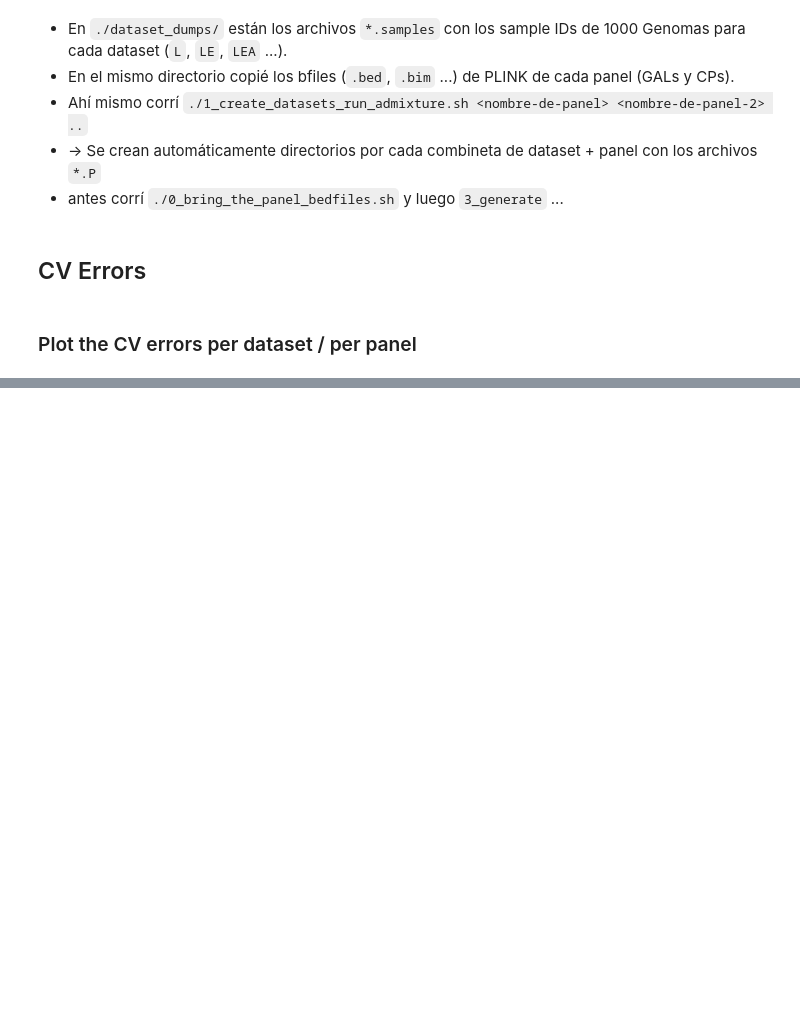
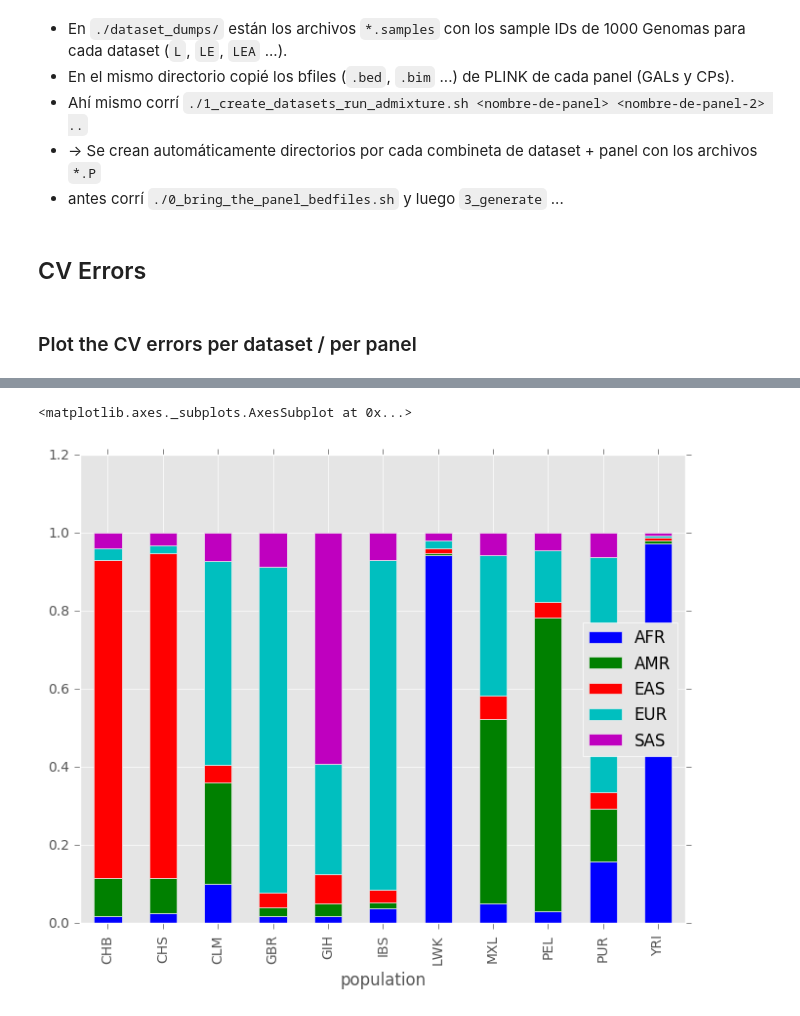
Before and after one commit to jmberros/tesina, a Jupyter notebook: tesina__ADMIXTURE.ipynb, the cells around one changed output, grey strips where cells are left out. Drawn from its saved outputs; the diff is of its cells as text; code cells hidden in the pictures; blank space fills up the shorter version.

```diff
--- a/tesina__ADMIXTURE.ipynb
+++ b/tesina__ADMIXTURE.ipynb
@@ -103,3 +125,8 @@ ancestries_df
+# %%
+ancestries_df.loc[("LEACI", "GAL_Completo")].groupby("population").mean().plot(kind="bar", stacked=True)
+# %% [output]
+<matplotlib.axes._subplots.AxesSubplot at 0x...>
+[figure, added]
 # %%
 # debugging #identify_ancestral_components
 
```
Also changed, not shown: parts of 7 cells of this notebook, 3 other files.
